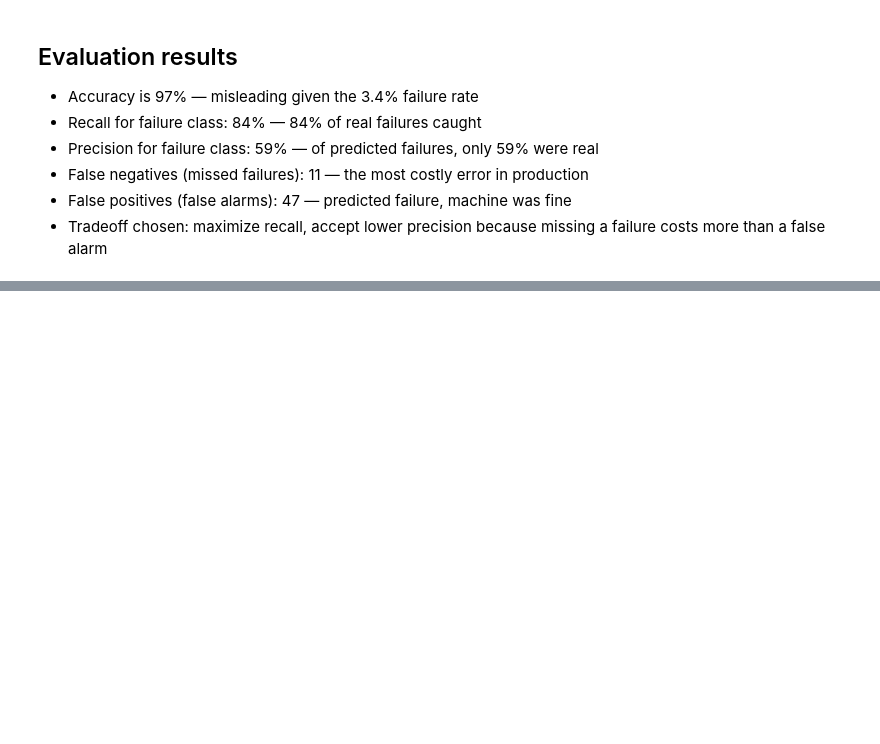
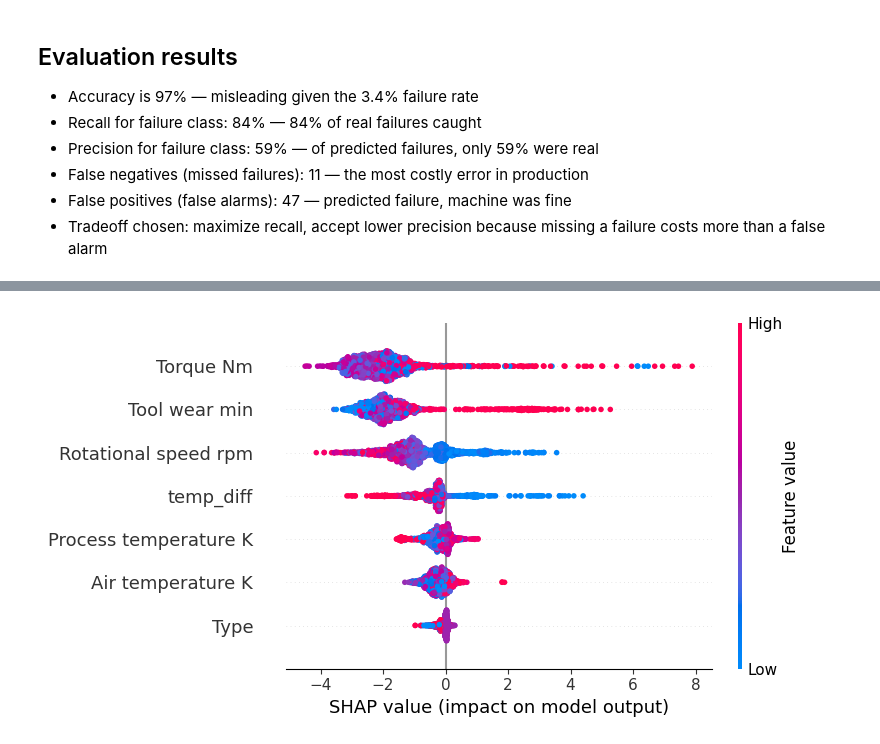
Before and after one commit to leithmaj/predictive-maintenance-ai, a Jupyter notebook: 1_tabular_ml/02_model.ipynb, the cells around one changed output, grey strips where cells are left out. Drawn from its saved outputs; the diff is of its cells as text; code cells hidden in the pictures; blank space fills up the shorter version.

```diff
--- a/1_tabular_ml/02_model.ipynb
+++ b/1_tabular_ml/02_model.ipynb
@@ -168,0 +178,4 @@ plt.show()
+# %%
+shap.summary_plot(shap_values, X_test)
+# %% [output]
+[figure, added]
```
Also changed, not shown: parts of 4 cells of this notebook.
